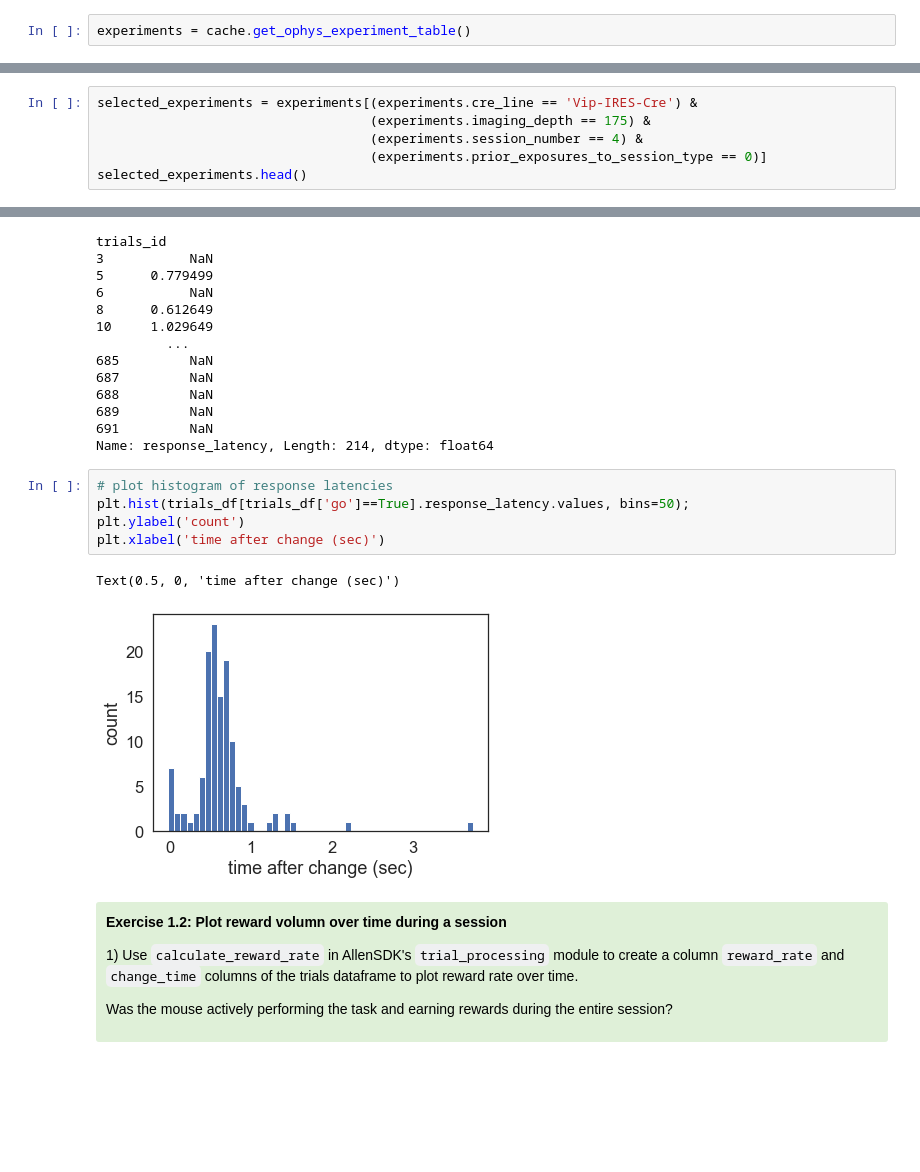
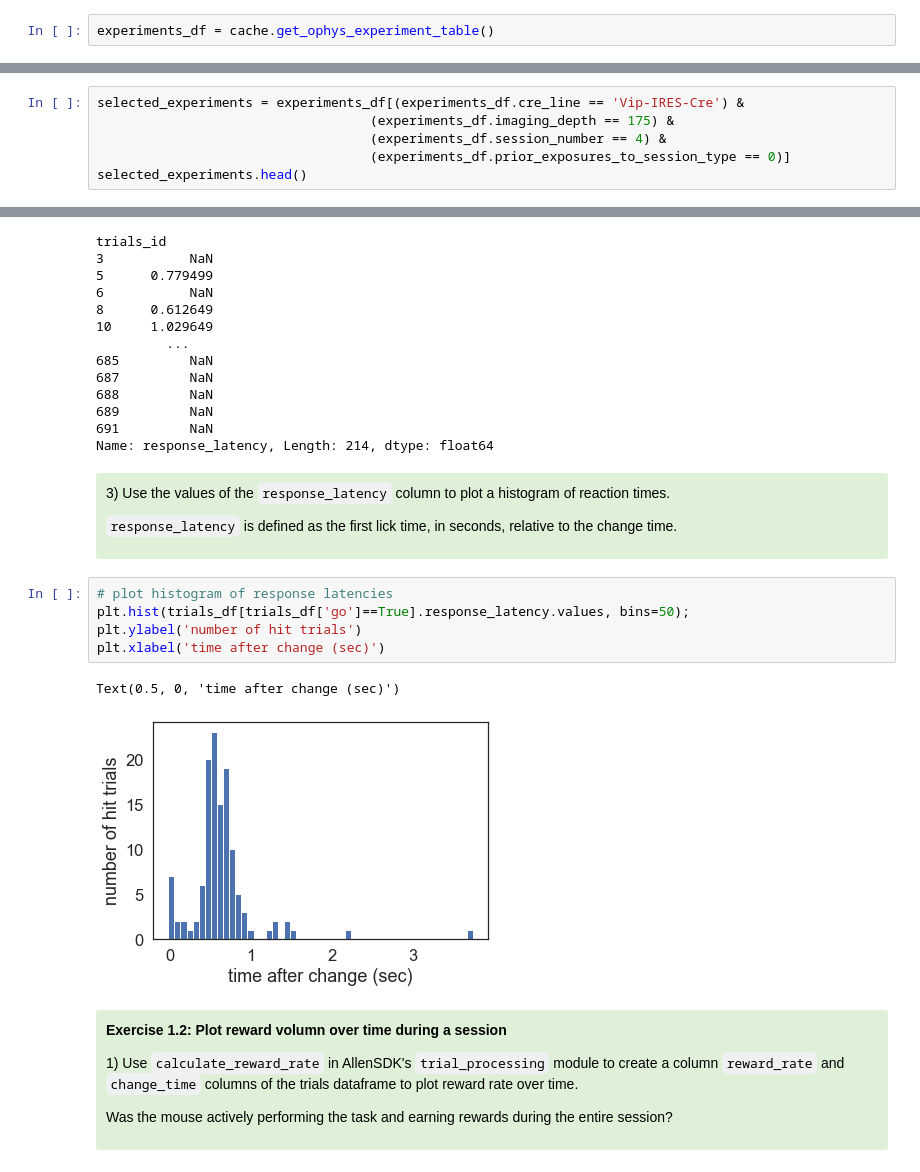
Before and after one commit to AllenInstitute/swdb_2021, a Jupyter notebook: DynamicBrain/solutions/VisualBehavior_Exercises_Solutions.ipynb, the cells around one changed output, grey strips where cells are left out. Drawn from its saved outputs; the diff is of its cells as text; blank space fills up the shorter version.

```diff
--- a/DynamicBrain/solutions/VisualBehavior_Exercises_Solutions.ipynb
+++ b/DynamicBrain/solutions/VisualBehavior_Exercises_Solutions.ipynb
@@ -95,5 +93,5 @@ cache = VisualBehaviorOphysProjectCache.from_lims()
 
  __[Documentation for Boolean indexing](https://pandas.pydata.org/pandas-docs/stable/user_guide/indexing.html)__
 # %%
-experiments = cache.get_ophys_experiment_table()
+experiments_df = cache.get_ophys_experiment_table()
 # %%
@@ -108,10 +106,10 @@ experiments.head()
 | 958527479 | MESO.1 | 850862423 | Sst-IRES-Cre/wt;Ai148(TIT2L-GC6f-... | 457841 | Ai148(TIT2L-GC6f-ICL-tTA2) | [Sst-IRES-Cre] | F | ... |
 5 rows × 28 columns
 # %%
-selected_experiments = experiments[(experiments.cre_line == 'Vip-IRES-Cre') &
-                                   (experiments.imaging_depth == 175) &
-                                   (experiments.session_number == 4) &
-                                   (experiments.prior_exposures_to_session_type == 0)]
+selected_experiments = experiments_df[(experiments_df.cre_line == 'Vip-IRES-Cre') &
+                                   (experiments_df.imaging_depth == 175) &
+                                   (experiments_df.session_number == 4) &
+                                   (experiments_df.prior_exposures_to_session_type == 0)]
 selected_experiments.head()
 # %% [output]
 |  | equipment_name | donor_id | full_genotype | mouse_id | reporter_line | driver_line | sex | ... |
@@ -238,14 +235,20 @@ trials_id
 689         NaN
 691         NaN
 Name: response_latency, Length: 214, dtype: float64
+# %% [markdown]
+<div style="background: #DFF0D8; border-radius: 3px; padding: 10px;">
+<p> 3) Use the values of the <code>response_latency</code> column to plot a histogram of reaction times.
+
+<p> <code>response_latency</code> is defined as the first lick time, in seconds, relative to the change time.
+</div>
 # %%
 # plot histogram of response latencies
 plt.hist(trials_df[trials_df['go']==True].response_latency.values, bins=50);
-plt.ylabel('count')
+plt.ylabel('number of hit trials')
 plt.xlabel('time after change (sec)')
 # %% [output]
 Text(0.5, 0, 'time after change (sec)')
-[figure, old version]
+[figure, new version]
 # %% [markdown]
 <div style="background: #DFF0D8; border-radius: 3px; padding: 10px;">
 <p><b>Exercise 1.2: Plot reward volumn over time during a session</b>
```
Also changed, not shown: parts of 15 cells of this notebook.
